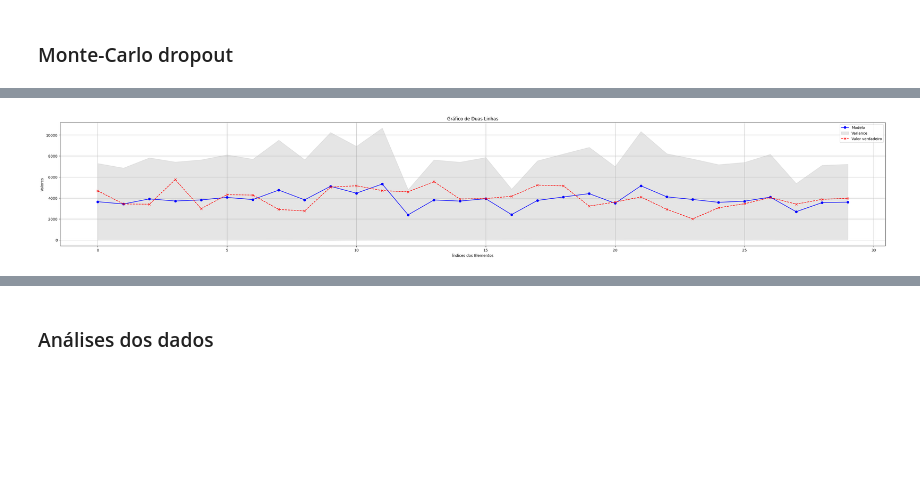
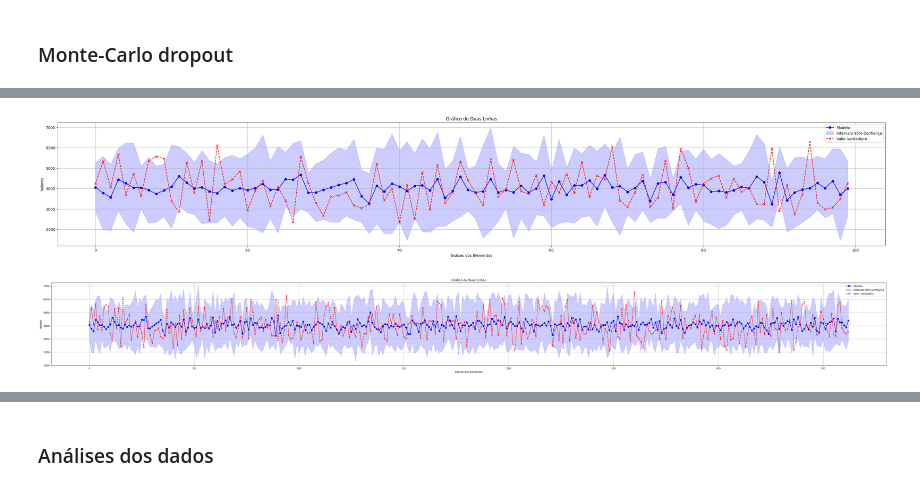
Before and after one commit to GuiSSMartins/DTx-Project, a Jupyter notebook: DTx_Project.ipynb, the cells around one changed output, grey strips where cells are left out. Drawn from its saved outputs; the diff is of its cells as text; code cells hidden in the pictures; blank space fills up the shorter version.

```diff
--- a/DTx_Project.ipynb
+++ b/DTx_Project.ipynb
@@ -434,16 +385,16 @@ dense_output_dropout = Lambda(mc_dropout)(dense_output)
 dropout_layer3 = Dropout(0.1)(dense_output_dropout)
 
 # Camada de saída
-mean_output = Dense(1)(dropout_layer3)
-variance_output = Dense(1)(dropout_layer3)  # Separate output for variance
+dense_output = Dense(1)(dropout_layer3)
 
 # Modelo final
-model = Model(inputs=inputs, outputs=[mean_output, variance_output])
+model_MCD = Model(inputs=inputs, outputs=dense_output)
 # %%
 import tensorflow as tf
 
+'''
 # Custom loss function that includes both mean squared error and variance
-def custom_loss(y_true, y_pred):
+def monte_carlo_dropout_loss(y_true, y_pred):
     mean_predictions = y_pred[:, :1]
     log_variance_predictions = y_pred[:, 1:]
 
@@ -451,22 +402,29 @@ def custom_loss(y_true, y_pred):
     precision = tf.exp(-log_variance_predictions)
     loss = mse + tf.reduce_mean(log_variance_predictions * precision) + tf.reduce_mean(tf.math.log(precision))
     return loss
+'''
 
 # Compile the model with custom loss function
-model.compile(optimizer='adam', loss=custom_loss)
+model_MCD.compile(optimizer='adam', loss='mean_absolute_error', metrics=[RootMeanSquaredError()])
 
 # Train the model with Monte Carlo Dropout
 def train_with_mc_dropout(model, dataset, num_epochs, num_samples):
     for epoch in range(num_epochs):
+        epoch_loss = 0.0  # Initialize epoch loss
         for _ in range(num_samples):
+            sample_loss = 0.0  # Initialize sample loss
+            num_batches = 0
             for batch_data, batch_labels in dataset:
-                model.train_on_batch(batch_data, batch_labels)
-
-        if epoch % 10 == 0:
-            print("Epoch {}/{}".format(epoch+1, num_epochs))
+                loss = model.train_on_batch(batch_data, batch_labels)
+                sample_loss += loss[0]
+                num_batches += 1
+            sample_loss /= num_batches  # Calculate average loss per sample
+            epoch_loss += sample_loss
+        epoch_loss /= num_samples  # Calculate average loss per epoch
+        print("Epoch: {}/{}; Loss: {:.4f}".format(epoch + 1, num_epochs, epoch_loss))
 
 # Train the model
-num_epochs = 31
+num_epochs = 100
 num_samples = 3
-train_with_mc_dropout(model, dataset, num_epochs, num_samples)
+train_with_mc_dropout(model_MCD, dataset, num_epochs, num_samples)
 # %% [output]
@@ -518,3 +494,7 @@ var_preds = scaler.inverse_transform(var_preds.reshape(-1, 1))
+# %%
+mean_preds = np.mean(preds, axis=0)
+var_preds = np.var(preds, axis=0)
+sd_preds = np.sqrt(var_preds)
 # %%
 len(mean_preds)
 # %% [output]
@@ -562,27 +530,54 @@ array([94.70158214])
+# %%
+import matplotlib.pyplot as plt
+
+plt.figure(figsize=(40, 6))
+
+# Perform element-wise addition and subtraction
+upper_bound = np.stack([mean + 1.96*sd for mean, sd in zip(mean_preds[:100], sd_preds[:100])]).ravel()
+lower_bound = np.stack([mean - 1.96*sd for mean, sd in zip(mean_preds[:100], sd_preds[:100])]).ravel()
+
+# Criar o gráfico de linhas
+plt.plot(mean_preds[:100], label='Modelo', color='blue', linestyle='-', marker='o')
+plt.fill_between(range(100), lower_bound, upper_bound, color='blue', alpha=0.2, label='Intervalo 95% Confiança')
+plt.plot(targets_test[:100], label='Valor verdadeiro', color='red', linestyle='--', marker='x')
+
+# Adicionar título e rótulos dos eixos
+plt.title('Gráfico de Duas Linhas')
+plt.xlabel('Índices dos Elementos')
+plt.ylabel('Valores')
+
+# Adicionar legenda
+plt.legend()
+
+# Exibir o gráfico
+plt.grid(True)
+plt.show()
+# %% [output]
+[figure, added]
 # %%
 import matplotlib.pyplot as plt
 
-plt.figure(figsize=(40, 6))
+plt.figure(figsize=(60, 6))
 
 # Perform element-wise addition and subtraction
-upper_bound = np.stack([mean + var for mean, var in zip(mean_preds[:30], var_preds[:30])]).ravel()
-lower_bound = np.stack([mean - var for mean, var in zip(mean_preds[:30], var_preds[:30])]).ravel()
+upper_bound = np.stack([mean + 1.96*sd for mean, sd in zip(mean_preds, sd_preds)]).ravel()
+lower_bound = np.stack([mean - 1.96*sd for mean, sd in zip(mean_preds, sd_preds)]).ravel()
 
 # Criar o gráfico de linhas
-plt.plot(mean_preds[:30], label='Modelo', color='blue', linestyle='-', marker='o')
-plt.fill_between(range(30), lower_bound, upper_bound, color='gray', alpha=0.2, label='Variance')
-plt.plot(targets_test[:30], label='Valor verdadeiro', color='red', linestyle='--', marker='x')
+plt.plot(mean_preds, label='Modelo', color='blue', linestyle='-', marker='o')
+plt.fill_between(range(363), lower_bound, upper_bound, color='blue', alpha=0.2, label='Intervalo 95% Confiança')
+plt.plot(targets_test, label='Valor verdadeiro', color='red', linestyle='--', marker='x')
 
 # Adicionar título e rótulos dos eixos
 plt.title('Gráfico de Duas Linhas')
 plt.xlabel('Índices dos Elementos')
 plt.ylabel('Valores')
 
 # Adicionar legenda
 plt.legend()
 
 # Exibir o gráfico
 plt.grid(True)
 plt.show()
 # %% [output]
-[figure, old version]
+[figure, new version]
```
Also changed, not shown: parts of 21 cells of this notebook.
